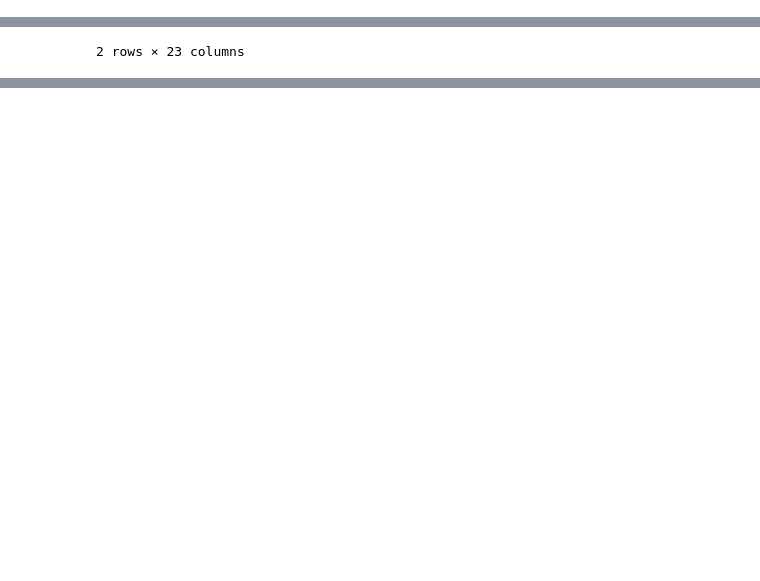
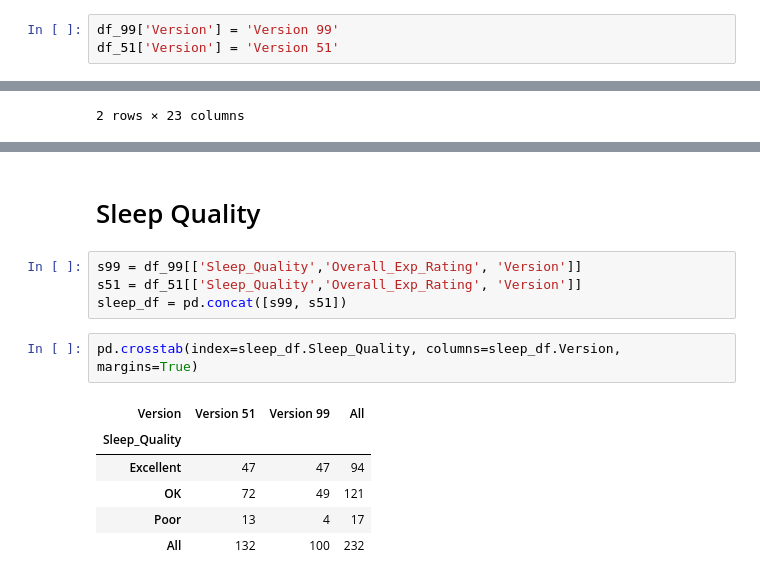
Before and after one commit to s-leung/NootropicProject, a Jupyter notebook: Comparing between Trials .ipynb, the cells around one changed output, grey strips where cells are left out. Drawn from its saved outputs; the diff is of its cells as text; blank space fills up the shorter version.

```diff
--- a/Comparing between Trials .ipynb
+++ b/Comparing between Trials .ipynb
@@ -25,6 +25,9 @@ df_51 = pd.read_csv('Trial_051_Cleaned')
 
 
 $H_o$: The proportion of users from trial 51 is higher than trial 99
+# %%
+df_99['Version'] = 'Version 99'
+df_51['Version'] = 'Version 51'
 # %%
 # Version 51
 pd.crosstab(index=df_51['Version_Duration'], columns=df_51['Overall_Experience'], margins=True)
@@ -507,0 +535,15 @@ df_99.groupby(['Overall_Exp_Rating']).count()
+# %% [markdown]
+# Sleep Quality
+# %%
+s99 = df_99[['Sleep_Quality','Overall_Exp_Rating', 'Version']]
+s51 = df_51[['Sleep_Quality','Overall_Exp_Rating', 'Version']]
+sleep_df = pd.concat([s99, s51])
+# %%
+pd.crosstab(index=sleep_df.Sleep_Quality, columns=sleep_df.Version, margins=True)
+# %% [output]
+| Version | Version 51 | Version 99 | All |
+| Sleep_Quality |  |  |  |
+| Excellent | 47 | 47 | 94 |
+| OK | 72 | 49 | 121 |
+| Poor | 13 | 4 | 17 |
+| All | 132 | 100 | 232 |
```
Also changed, not shown: parts of 10 cells of this notebook, 3 other files.
